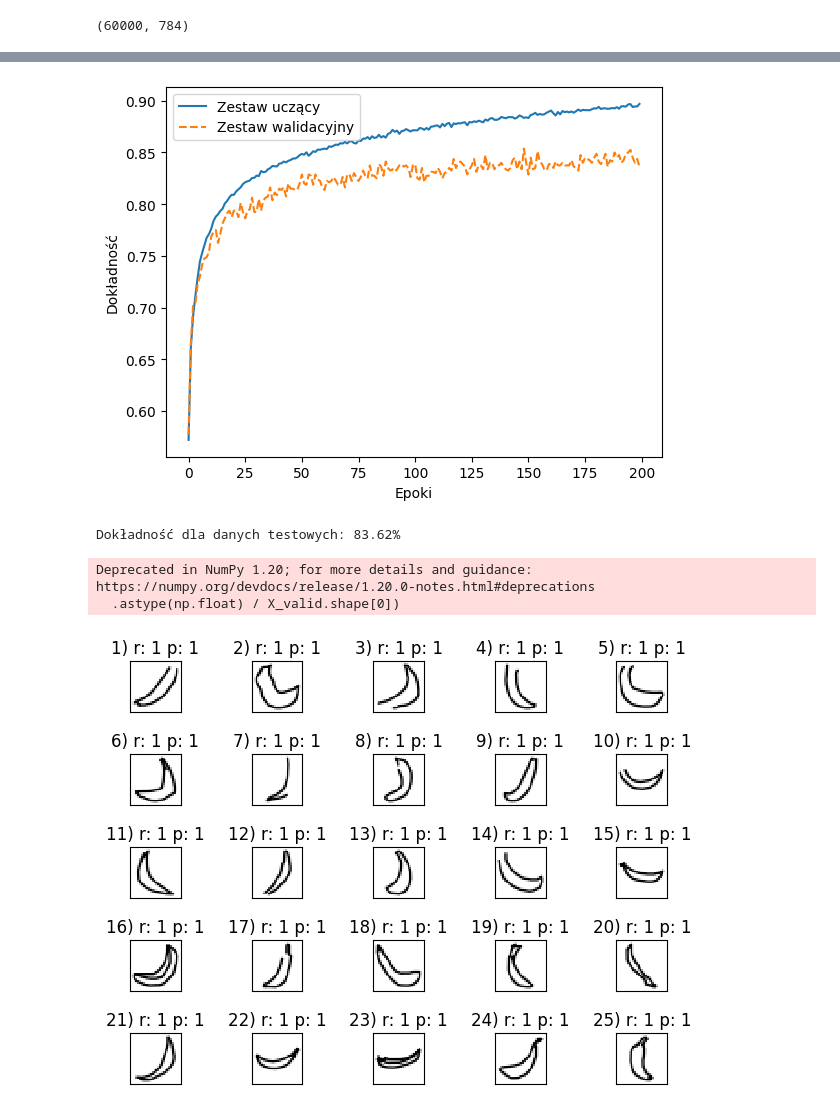
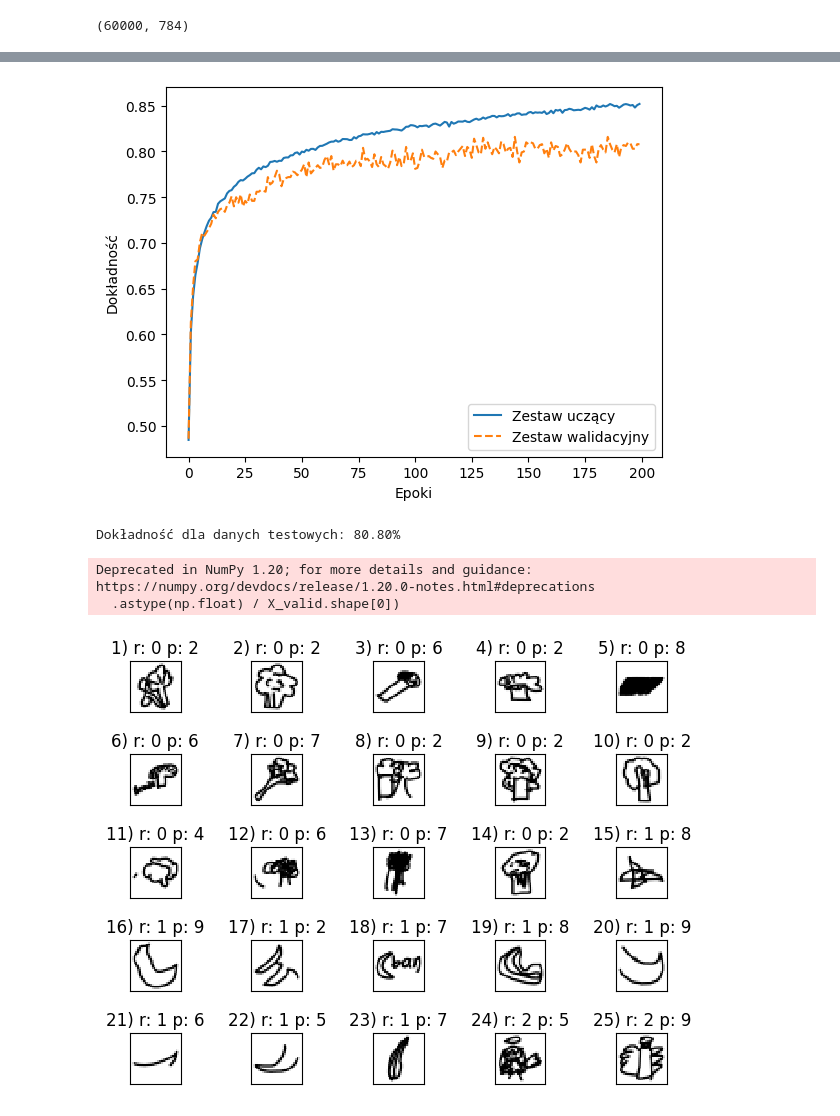
Before and after one commit to AdamKubiak/Neural_Network_Implementation, a Jupyter notebook: data_set_test.ipynb, the cells around one changed output, grey strips where cells are left out. Cells and saved outputs as stored; diff of their text form; code cells hidden in the pictures.

Commit message:
doodles training

```diff
--- a/data_set_test.ipynb
+++ b/data_set_test.ipynb
@@ -92,6 +92,7 @@ X_train.shape
 # %%
 import Neural_Network_Script as nn
 import matplotlib.pyplot as plt
+import numpy as np
 x = np.load('dataset\\full_numpy_bitmap_broccoli.npy')
 x1 = x[10000:10100]
 y1 = np.zeros(100)
@@ -202,10 +203,38 @@ y_train = np.append(y_train,y)
 X_valid = np.append(X_valid,x1,axis =0)
 y_valid = np.append(y_valid,y1)
 
-from sklearn.utils import shuffle
+x = np.load('dataset\\full_numpy_bitmap_airplane.npy')
+x1 = x[10000:10100]
+y1 = np.zeros(100)
+y1 = np.add(y1,8)
+x = x[:10000]
+y = np.zeros(10000)
+
+
+y = np.add(y,8)
+X_train = np.append(X_train,x,axis = 0)
+y_train = np.append(y_train,y)
+X_valid = np.append(X_valid,x1,axis =0)
+y_valid = np.append(y_valid,y1)
+
+x = np.load('dataset\\full_numpy_bitmap_alarmclock.npy')
+x1 = x[10000:10100]
+y1 = np.zeros(100)
+y1 = np.add(y1,9)
+x = x[:10000]
+y = np.zeros(10000)
+
+
+y = np.add(y,9)
+X_train = np.append(X_train,x,axis = 0)
+y_train = np.append(y_train,y)
+X_valid = np.append(X_valid,x1,axis =0)
+y_valid = np.append(y_valid,y1)
+
+y_train = y_train.astype(int)
+y_valid = y_valid.astype(int)
+
 print(X_train.shape,y_train.shape)
 print(X_valid.shape,y_valid.shape)
-X_train,y_train = shuffle(X_train,y_valid)
-X_valid,y_valid = shuffle(X_train,y_valid)
 # %% [output]
 (100, 784)
@@ -215,5 +243,5 @@ ValueError: Found input variables with inconsistent numbers of samples: [80000,
 # %%
-layers = [784,100,8]
+layers = [784,100,10]
 network = nn.NeuralNetwork(layers,200,0.0005,0.01,100)
 network.learn(X_train, y_train, X_valid, y_valid)
 
@@ -239,7 +267,7 @@ plt.legend()
 #plt.savefig('rysunki/12_08.png', dpi=300)
 plt.show()
 # %% [output]
-[figure, old version]
+[figure, new version]
 # %%
 y_test_pred = network.network_predict(X_valid)
 acc = (np.sum(y_valid == y_test_pred)
@@ -247,27 +275,27 @@ acc = (np.sum(y_valid == y_test_pred)
 
 print('Dokładność dla danych testowych: %.2f%%' % (acc * 100.))
 # %% [output]
-Dokładność dla danych testowych: 83.62%
+Dokładność dla danych testowych: 80.80%
 Deprecated in NumPy 1.20; for more details and guidance: https://numpy.org/devdocs/release/1.20.0-notes.html#deprecations
   .astype(np.float) / X_valid.shape[0])
 # %%
 
 
-miscl_img = X_valid[y_valid == y_test_pred][:25]
-correct_lab = y_valid[y_valid == y_test_pred][:25]
-miscl_lab = y_test_pred[y_valid == y_test_pred][:25]
+miscl_img = X_valid[y_valid != y_test_pred][:25]
+correct_lab = y_valid[y_valid != y_test_pred][:25]
+miscl_lab = y_test_pred[y_valid != y_test_pred][:25]
 
 fig, ax = plt.subplots(nrows=5, ncols=5, sharex=True, sharey=True,)
 ax = ax.flatten()
 for i in range(25):
     img = miscl_img[i].reshape(28, 28)
     ax[i].imshow(img, cmap='Greys', interpolation='nearest')
     ax[i].set_title('%d) r: %d p: %d' % (i+1, correct_lab[i], miscl_lab[i]))
 
 ax[0].set_xticks([])
 ax[0].set_yticks([])
 plt.tight_layout()
 #plt.savefig('rysunki/12_09.png', dpi=300)
 plt.show()
 # %% [output]
-[figure, old version]
+[figure, new version]
```
Also changed, not shown: parts of 3 cells of this notebook.
